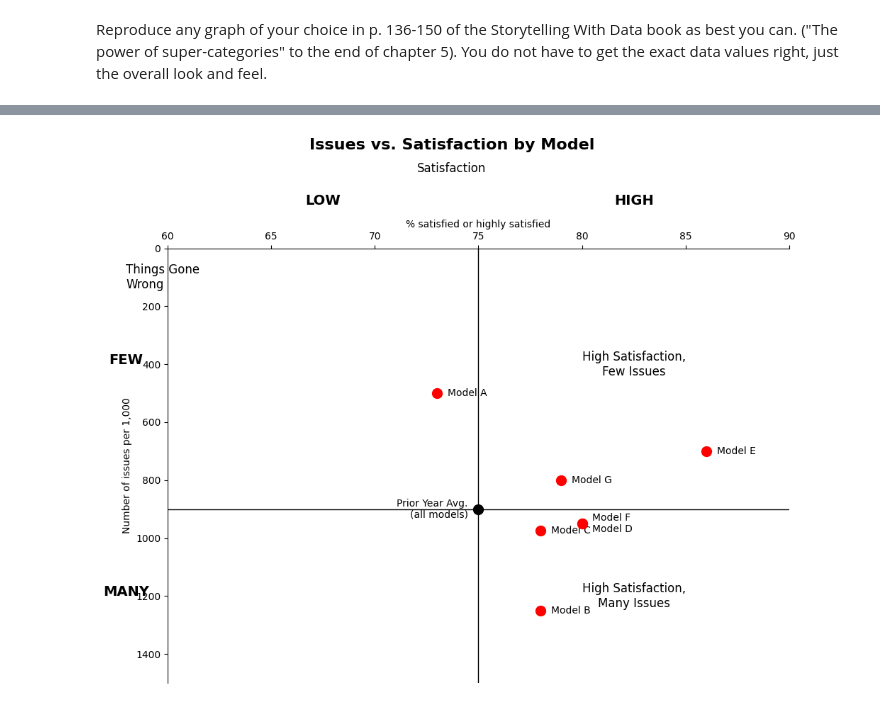
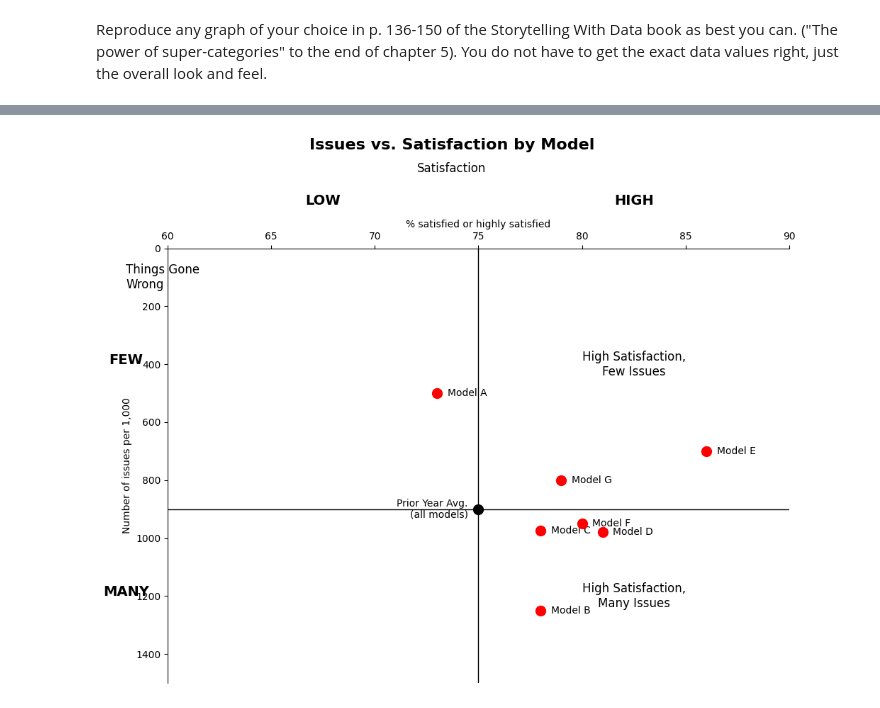
Before and after one commit to abcbbong/699_O2, a Jupyter notebook: OMDS-MODB2-Week9-Lee-JaeHoon.ipynb, the cells around one changed output, grey strips where cells are left out. Saved outputs shown, nothing was run; the diff lists cells and outputs as text; code cells hidden in the pictures.

```diff
--- a/OMDS-MODB2-Week9-Lee-JaeHoon.ipynb
+++ b/OMDS-MODB2-Week9-Lee-JaeHoon.ipynb
@@ -574,12 +574,12 @@ Reproduce any graph of your choice in p. 136-150 of the Storytelling With Data b
 # %%
 # --- Data Setup ---
 # Dictionary containing the data for each model.
-# Format: 'Model Name': (Satisfaction %, Issues per 1000)
+# Note: Data for Model D and F are now distinct.
 models = {
     'Model A': (73, 500),
     'Model B': (78, 1250),
     'Model C': (78, 975),
-    'Model D': (80, 950),
+    'Model D': (81, 980),
     'Model E': (86, 700),
     'Model F': (80, 950),
     'Model G': (79, 800)
@@ -604,14 +604,11 @@ ax.scatter(satisfaction_scores, issue_counts, c='red', s=100, zorder=5)
 ax.scatter(prior_year_avg[0], prior_year_avg[1], c='black', s=100, zorder=5)
 
 # --- Annotations and Labels ---
-# Add text labels for each model name next to its point
-# A special case is included to handle the overlapping Model D and Model F
+# This section has been modified.
+# The special handling for overlapping points was removed.
+# Now, it iterates through each model and adds a label.
 for i, name in enumerate(model_names):
-    if name == 'Model D':
-        # Stack the labels for the overlapping points
-        ax.text(satisfaction_scores[i] + 0.5, issue_counts[i], 'Model F\nModel D', fontsize=10, va='center')
-    elif name != 'Model F': # Avoid plotting a separate label for Model F
-        ax.text(satisfaction_scores[i] + 0.5, issue_counts[i], name, fontsize=10, va='center')
+    ax.text(satisfaction_scores[i] + 0.5, issue_counts[i], name, fontsize=10, va='center')
 
 # Add text label for the 'Prior Year Avg.' point
 ax.text(prior_year_avg[0] - 0.5, prior_year_avg[1], 'Prior Year Avg.\n(all models)', fontsize=10, ha='right', va='center')
@@ -632,31 +629,31 @@ ax.set_ylabel('Number of issues per 1,000')
 # Move the x-axis labels and ticks to the top of the chart
 ax.xaxis.set_label_position('top')
 ax.xaxis.set_ticks_position('top')
 
 # Remove the bottom and right spines for a cleaner look
 ax.spines['bottom'].set_visible(False)
 ax.spines['right'].set_visible(False)
 
 # Add all the text annotations for the quadrants and titles
 ax.text(67.5, -150, 'LOW', fontsize=14, fontweight='bold', ha='center')
 ax.text(82.5, -150, 'HIGH', fontsize=14, fontweight='bold', ha='center')
 ax.text(58, 400, 'FEW', fontsize=14, fontweight='bold', ha='center')
 ax.text(58, 1200, 'MANY', fontsize=14, fontweight='bold', ha='center')
 
 # Add descriptive text for the quadrants
 ax.text(82.5, 400, 'High Satisfaction,\nFew Issues', fontsize=12, ha='center', va='center')
 ax.text(82.5, 1200, 'High Satisfaction,\nMany Issues', fontsize=12, ha='center', va='center')
 
 # Add the main titles
 fig.text(0.5, 0.96, 'Issues vs. Satisfaction by Model', ha='center', fontsize=16, fontweight='bold')
 fig.text(0.5, 0.92, 'Satisfaction', ha='center', fontsize=12)
 ax.text(58, 100, 'Things Gone\nWrong', ha='left', va='center', fontsize=12)
 
 # Adjust layout to prevent labels from being cut off
 plt.tight_layout(rect=[0, 0, 1, 0.9]) # Adjust rect to make space for titles
 
 # --- Display Plot ---
 # Show the final chart
 plt.show()
 # %% [output]
-[figure, old version]
+[figure, new version]
```
